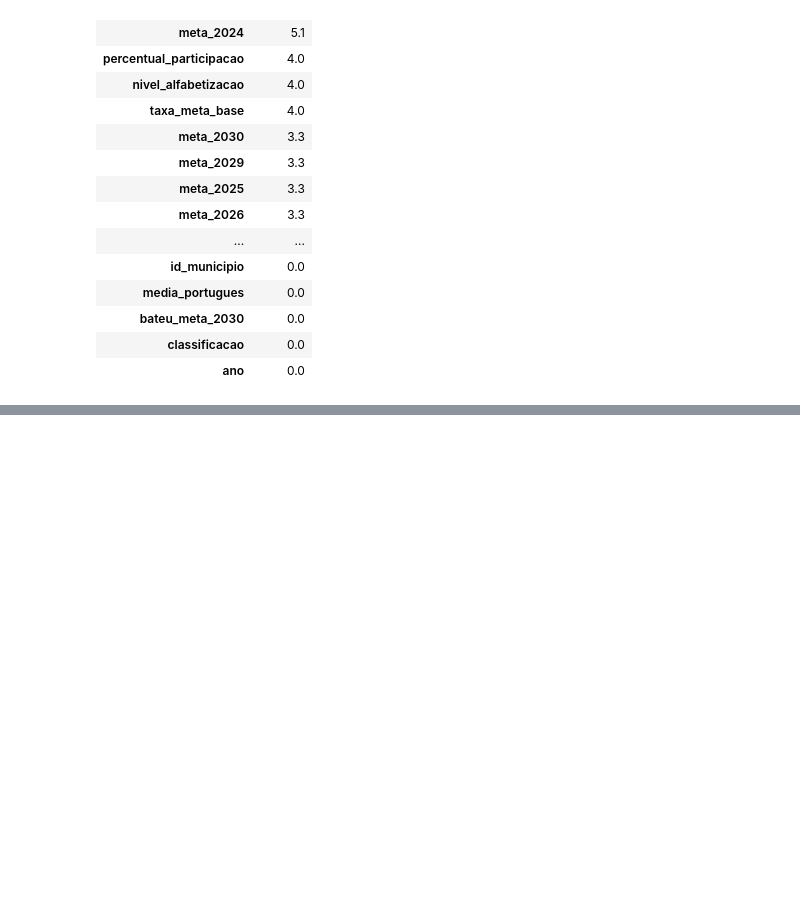
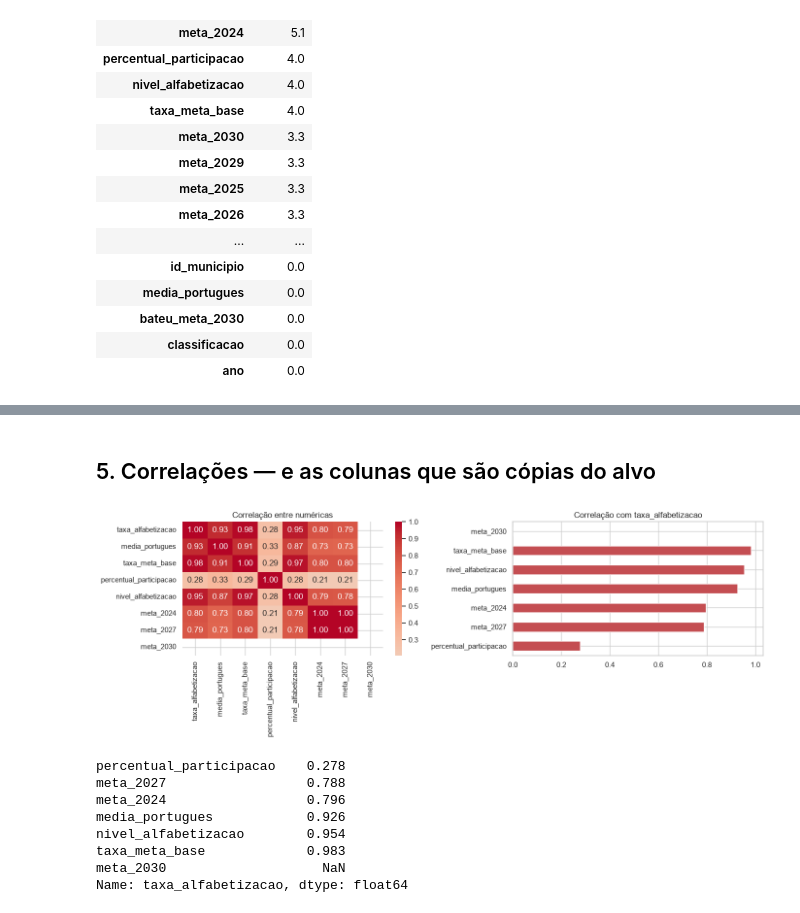
Before and after one commit to gabi-lopes/1IAST-Tech-Challenge-Fase3, a Jupyter notebook: notebooks/02_eda.ipynb, the cells around one changed output, grey strips where cells are left out. Cells and saved outputs as stored; diff of their text form; code cells hidden in the pictures; blank space fills up the shorter version.

```diff
--- a/notebooks/02_eda.ipynb
+++ b/notebooks/02_eda.ipynb
@@ -268,0 +204,26 @@ ano
+# %% [markdown]
+## 5. Correlações — e as colunas que são cópias do alvo
+# %%
+num = ["taxa_alfabetizacao", "media_portugues", "taxa_meta_base", "percentual_participacao",
+       "nivel_alfabetizacao", "meta_2024", "meta_2027", "meta_2030"]
+d = gold.copy()
+d["nivel_alfabetizacao"] = pd.to_numeric(d["nivel_alfabetizacao"], errors="coerce")
+
+fig, axes = plt.subplots(1, 2, figsize=(14, 5))
+sns.heatmap(d[num].corr(), annot=True, fmt=".2f", cmap="coolwarm", center=0, ax=axes[0])
+axes[0].set_title("Correlação entre numéricas")
+corr_alvo = d[num].corr()["taxa_alfabetizacao"].drop("taxa_alfabetizacao").sort_values()
+corr_alvo.plot.barh(ax=axes[1], color="#c44e52")
+axes[1].set_title("Correlação com taxa_alfabetizacao")
+plt.tight_layout(); plt.show()
+corr_alvo.round(3)
+# %% [output]
+[figure, added]
+percentual_participacao    0.278
+meta_2027                  0.788
+meta_2024                  0.796
+media_portugues            0.926
+nivel_alfabetizacao        0.954
+taxa_meta_base             0.983
+meta_2030                    NaN
+Name: taxa_alfabetizacao, dtype: float64
```
Also changed, not shown: parts of 46 cells of this notebook, 32 other files.
